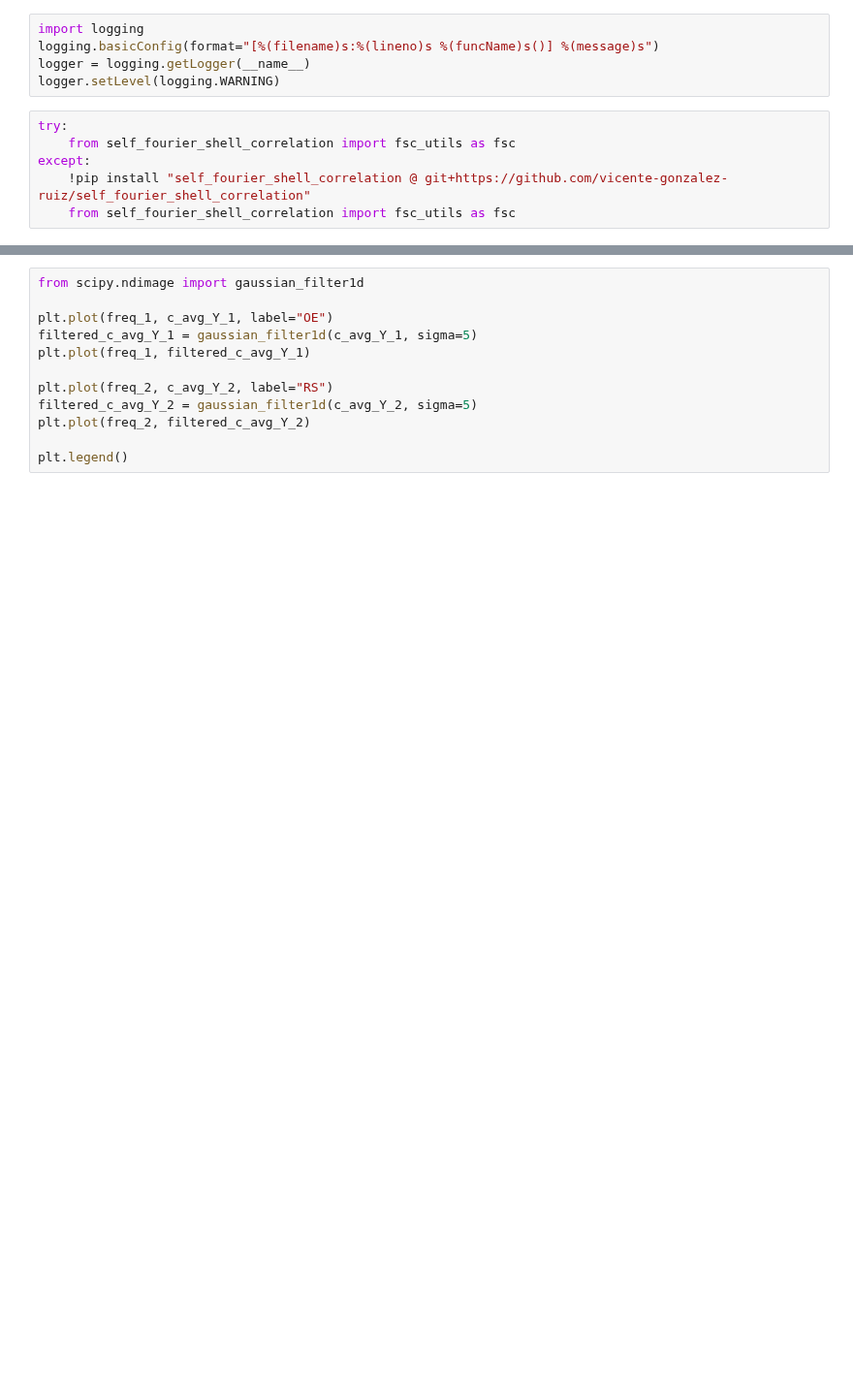
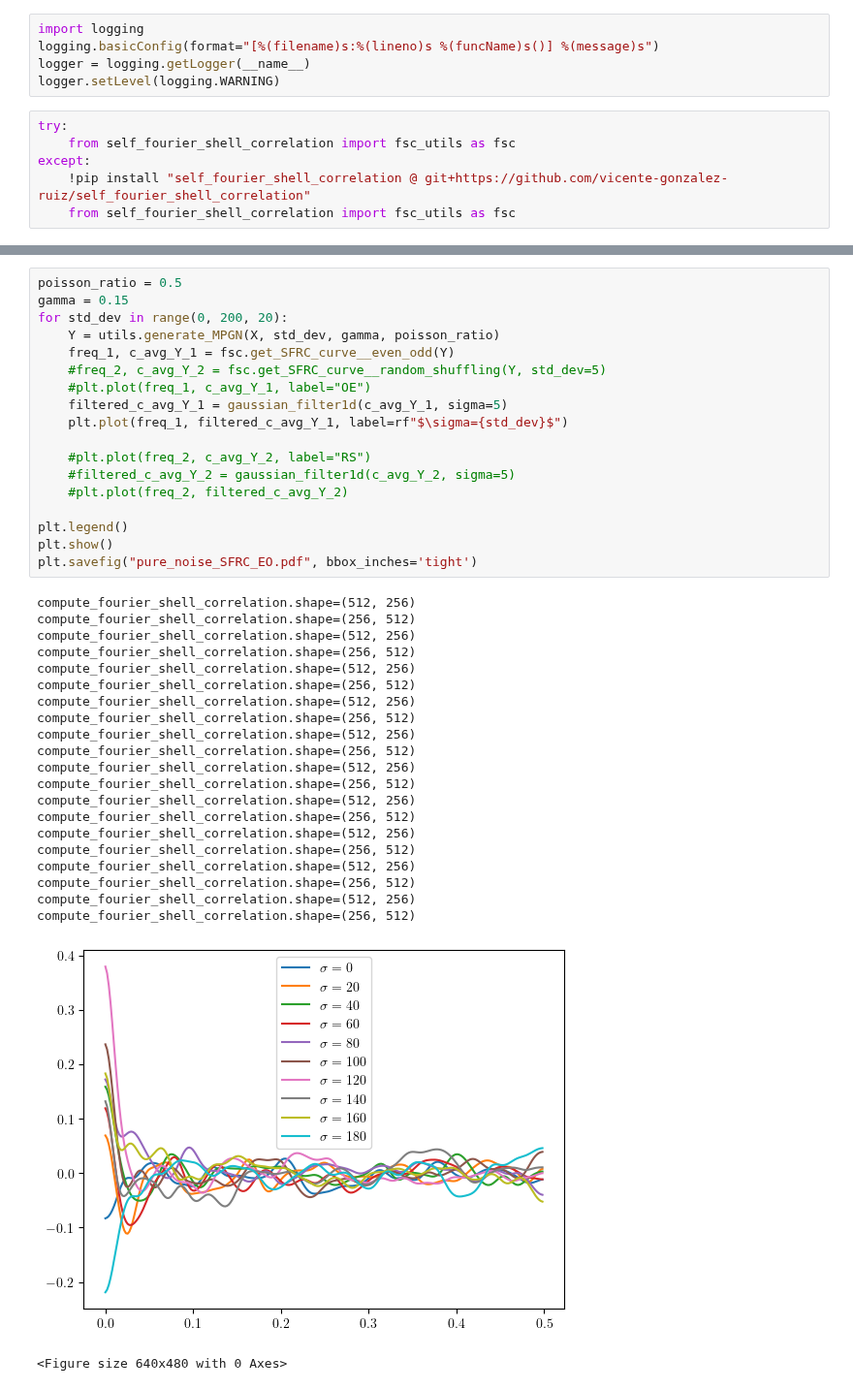
Before and after one commit to vicente-gonzalez-ruiz/denoising, a Jupyter notebook: notebooks/pure_noise_SFRC.ipynb, the cells around one changed output, grey strips where cells are left out. Shown at 97% size. Saved outputs shown, nothing was run; the diff lists cells and outputs as text; blank space fills up the shorter version.

```diff
--- a/notebooks/pure_noise_SFRC.ipynb
+++ b/notebooks/pure_noise_SFRC.ipynb
@@ -86,12 +127,41 @@ freq_2, c_avg_Y_2 = fsc.get_SFRC_curve__random_shuffling(Y, std_dev=5)
 # %%
-from scipy.ndimage import gaussian_filter1d
+poisson_ratio = 0.5
+gamma = 0.15
+for std_dev in range(0, 200, 20):
+    Y = utils.generate_MPGN(X, std_dev, gamma, poisson_ratio)
+    freq_1, c_avg_Y_1 = fsc.get_SFRC_curve__even_odd(Y)
+    #freq_2, c_avg_Y_2 = fsc.get_SFRC_curve__random_shuffling(Y, std_dev=5)
+    #plt.plot(freq_1, c_avg_Y_1, label="OE")
+    filtered_c_avg_Y_1 = gaussian_filter1d(c_avg_Y_1, sigma=5)
+    plt.plot(freq_1, filtered_c_avg_Y_1, label=rf"$\sigma={std_dev}$")
 
-plt.plot(freq_1, c_avg_Y_1, label="OE")
-filtered_c_avg_Y_1 = gaussian_filter1d(c_avg_Y_1, sigma=5)
-plt.plot(freq_1, filtered_c_avg_Y_1)
-
-plt.plot(freq_2, c_avg_Y_2, label="RS")
-filtered_c_avg_Y_2 = gaussian_filter1d(c_avg_Y_2, sigma=5)
-plt.plot(freq_2, filtered_c_avg_Y_2)
+    #plt.plot(freq_2, c_avg_Y_2, label="RS")
+    #filtered_c_avg_Y_2 = gaussian_filter1d(c_avg_Y_2, sigma=5)
+    #plt.plot(freq_2, filtered_c_avg_Y_2)
 
 plt.legend()
+plt.show()
+plt.savefig("pure_noise_SFRC_EO.pdf", bbox_inches='tight')
+# %% [output]
+compute_fourier_shell_correlation.shape=(512, 256)
+compute_fourier_shell_correlation.shape=(256, 512)
+compute_fourier_shell_correlation.shape=(512, 256)
+compute_fourier_shell_correlation.shape=(256, 512)
+compute_fourier_shell_correlation.shape=(512, 256)
+compute_fourier_shell_correlation.shape=(256, 512)
+compute_fourier_shell_correlation.shape=(512, 256)
+compute_fourier_shell_correlation.shape=(256, 512)
+compute_fourier_shell_correlation.shape=(512, 256)
+compute_fourier_shell_correlation.shape=(256, 512)
+compute_fourier_shell_correlation.shape=(512, 256)
+compute_fourier_shell_correlation.shape=(256, 512)
+compute_fourier_shell_correlation.shape=(512, 256)
+compute_fourier_shell_correlation.shape=(256, 512)
+compute_fourier_shell_correlation.shape=(512, 256)
+compute_fourier_shell_correlation.shape=(256, 512)
+compute_fourier_shell_correlation.shape=(512, 256)
+compute_fourier_shell_correlation.shape=(256, 512)
+compute_fourier_shell_correlation.shape=(512, 256)
+compute_fourier_shell_correlation.shape=(256, 512)
+[figure, added]
+<Figure size 640x480 with 0 Axes>
```
Also changed, not shown: parts of 11 cells of this notebook, 5 other files.
